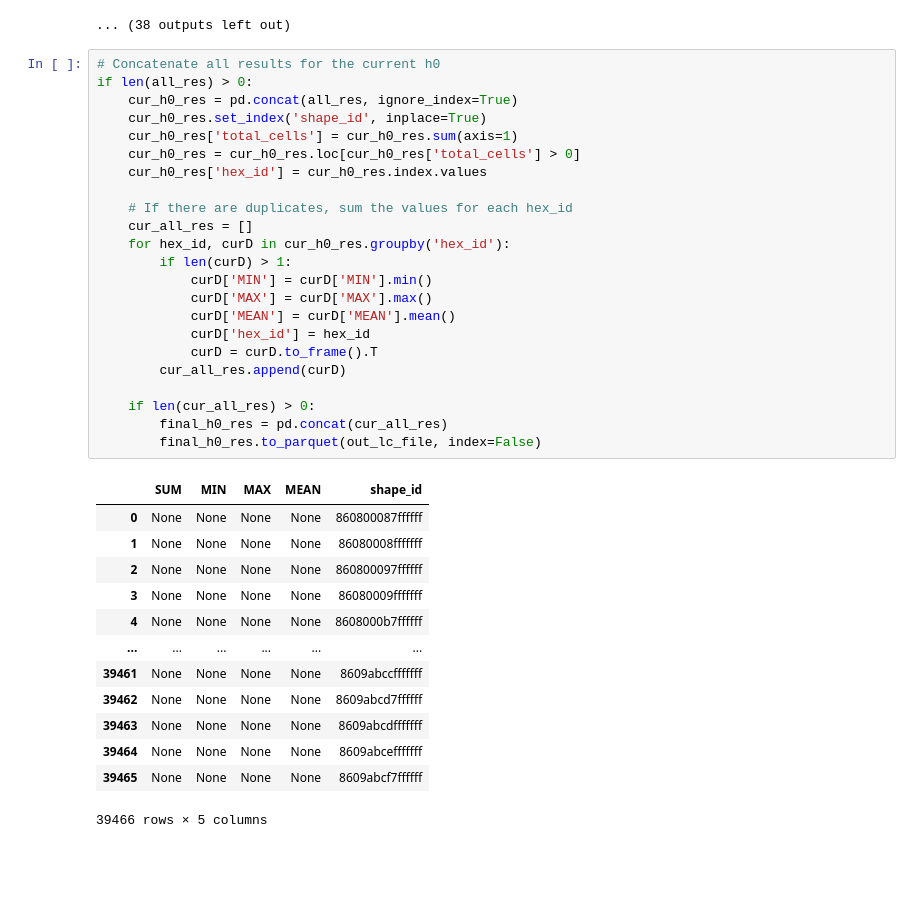
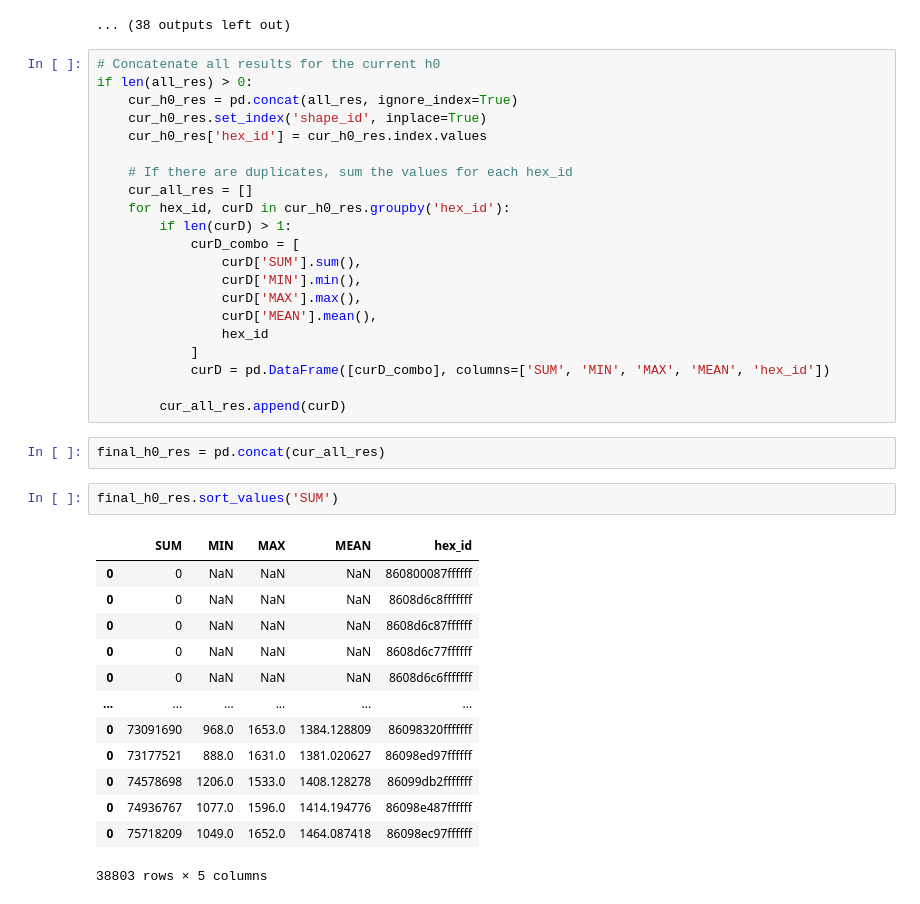
Before and after one commit to worldbank/DECAT_Space2Stats, a Jupyter notebook: notebooks/MP_SCRIPTS/Elevation/TESTING_zonal_elevation.ipynb, the cells around one changed output. Drawn from its saved outputs; the diff is of its cells as text; blank space fills up the shorter version.

```diff
--- a/notebooks/MP_SCRIPTS/Elevation/TESTING_zonal_elevation.ipynb
+++ b/notebooks/MP_SCRIPTS/Elevation/TESTING_zonal_elevation.ipynb
@@ -129,35 +129,37 @@ for srtm_url in sel_srtm_path:
 if len(all_res) > 0:
     cur_h0_res = pd.concat(all_res, ignore_index=True)
     cur_h0_res.set_index('shape_id', inplace=True)
-    cur_h0_res['total_cells'] = cur_h0_res.sum(axis=1)
-    cur_h0_res = cur_h0_res.loc[cur_h0_res['total_cells'] > 0]
     cur_h0_res['hex_id'] = cur_h0_res.index.values
 
     # If there are duplicates, sum the values for each hex_id
     cur_all_res = []
     for hex_id, curD in cur_h0_res.groupby('hex_id'):
         if len(curD) > 1:
-            curD['MIN'] = curD['MIN'].min()
-            curD['MAX'] = curD['MAX'].max()
-            curD['MEAN'] = curD['MEAN'].mean()
-            curD['hex_id'] = hex_id
-            curD = curD.to_frame().T
+            curD_combo = [
+                curD['SUM'].sum(),
+                curD['MIN'].min(),
+                curD['MAX'].max(),
+                curD['MEAN'].mean(),
+                hex_id
+            ]
+            curD = pd.DataFrame([curD_combo], columns=['SUM', 'MIN', 'MAX', 'MEAN', 'hex_id'])
+
         cur_all_res.append(curD)
-
-    if len(cur_all_res) > 0:
-        final_h0_res = pd.concat(cur_all_res)
-        final_h0_res.to_parquet(out_lc_file, index=False)
-# %% [output]
-|  | SUM | MIN | MAX | MEAN | shape_id |
-| 0 | None | None | None | None | 860800087ffffff |
-| 1 | None | None | None | None | 86080008fffffff |
-| 2 | None | None | None | None | 860800097ffffff |
-| 3 | None | None | None | None | 86080009fffffff |
-| 4 | None | None | None | None | 8608000b7ffffff |
-| ... | ... | ... | ... | ... | ... |
-| 39461 | None | None | None | None | 8609abccfffffff |
-| 39462 | None | None | None | None | 8609abcd7ffffff |
-| 39463 | None | None | None | None | 8609abcdfffffff |
-| 39464 | None | None | None | None | 8609abcefffffff |
-| 39465 | None | None | None | None | 8609abcf7ffffff |
-39466 rows × 5 columns
+# %%
+final_h0_res = pd.concat(cur_all_res)
+# %%
+final_h0_res.sort_values('SUM')
+# %% [output]
+|  | SUM | MIN | MAX | MEAN | hex_id |
+| 0 | 0 | NaN | NaN | NaN | 860800087ffffff |
+| 0 | 0 | NaN | NaN | NaN | 8608d6c8fffffff |
+| 0 | 0 | NaN | NaN | NaN | 8608d6c87ffffff |
+| 0 | 0 | NaN | NaN | NaN | 8608d6c77ffffff |
+| 0 | 0 | NaN | NaN | NaN | 8608d6c6fffffff |
+| ... | ... | ... | ... | ... | ... |
+| 0 | 73091690 | 968.0 | 1653.0 | 1384.128809 | 86098320fffffff |
+| 0 | 73177521 | 888.0 | 1631.0 | 1381.020627 | 86098ed97ffffff |
+| 0 | 74578698 | 1206.0 | 1533.0 | 1408.128278 | 86099db2fffffff |
+| 0 | 74936767 | 1077.0 | 1596.0 | 1414.194776 | 86098e487ffffff |
+| 0 | 75718209 | 1049.0 | 1652.0 | 1464.087418 | 86098ec97ffffff |
+38803 rows × 5 columns
```
Also changed, not shown: 1 other file.
